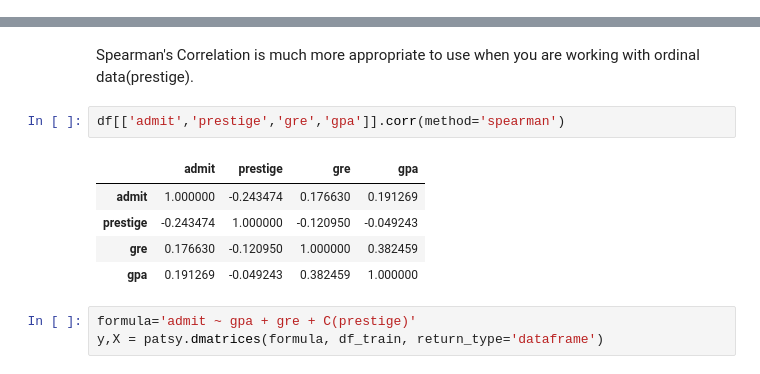
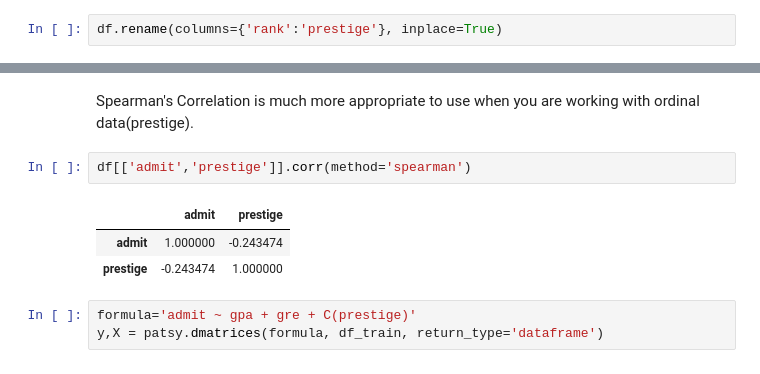
Before and after one commit to ashishtrehan/notebooks, a Jupyter notebook: Binary Classification (Logistic, Naive, etc).ipynb, the cells around one changed output, grey strips where cells are left out. Saved outputs shown, nothing was run; the diff lists cells and outputs as text.

```diff
--- a/Binary Classification (Logistic, Naive, etc).ipynb
+++ b/Binary Classification (Logistic, Naive, etc).ipynb
@@ -90,6 +90,8 @@ df[['admit','gre','gpa']].corr()
 | admit | 1.000000 | 0.184434 | 0.178212 |
 | gre | 0.184434 | 1.000000 | 0.384266 |
 | gpa | 0.178212 | 0.384266 | 1.000000 |
+# %%
+df.rename(columns={'rank':'prestige'}, inplace=True)
 # %% [markdown]
 We can safely assume that GRE and GPA are not correlated with one another to cause problems.
 # %%
@@ -100,13 +102,11 @@ df.plot(kind='scatter',x='gre',y='gpa')
 # %% [markdown]
 Spearman's Correlation is much more appropriate to use when you are working with ordinal data(prestige).
 # %%
-df[['admit','prestige','gre','gpa']].corr(method='spearman')
+df[['admit','prestige']].corr(method='spearman')
 # %% [output]
-|  | admit | prestige | gre | gpa |
-| admit | 1.000000 | -0.243474 | 0.176630 | 0.191269 |
-| prestige | -0.243474 | 1.000000 | -0.120950 | -0.049243 |
-| gre | 0.176630 | -0.120950 | 1.000000 | 0.382459 |
-| gpa | 0.191269 | -0.049243 | 0.382459 | 1.000000 |
+|  | admit | prestige |
+| admit | 1.000000 | -0.243474 |
+| prestige | -0.243474 | 1.000000 |
 # %%
 formula='admit ~ gpa + gre + C(prestige)'
 y,X = patsy.dmatrices(formula, df_train, return_type='dataframe')
```
Also changed, not shown: parts of 26 cells of this notebook, 3 other files.
